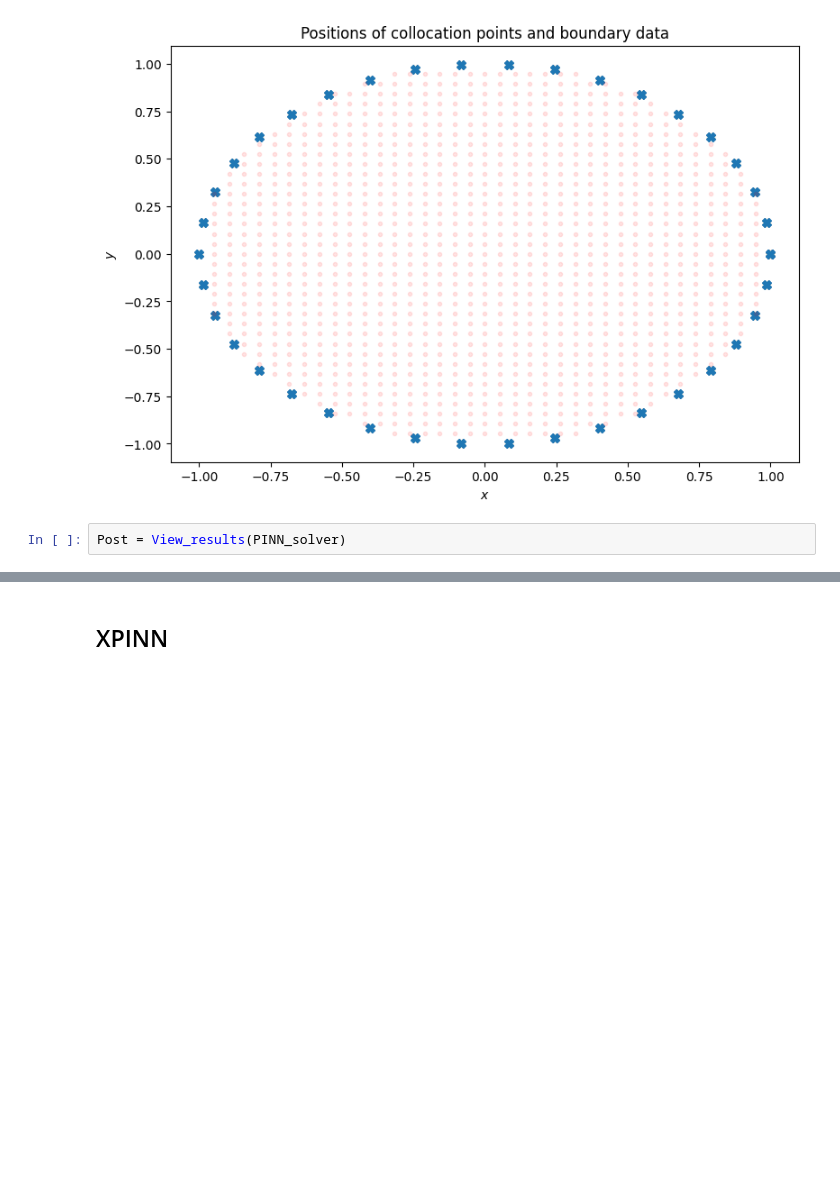
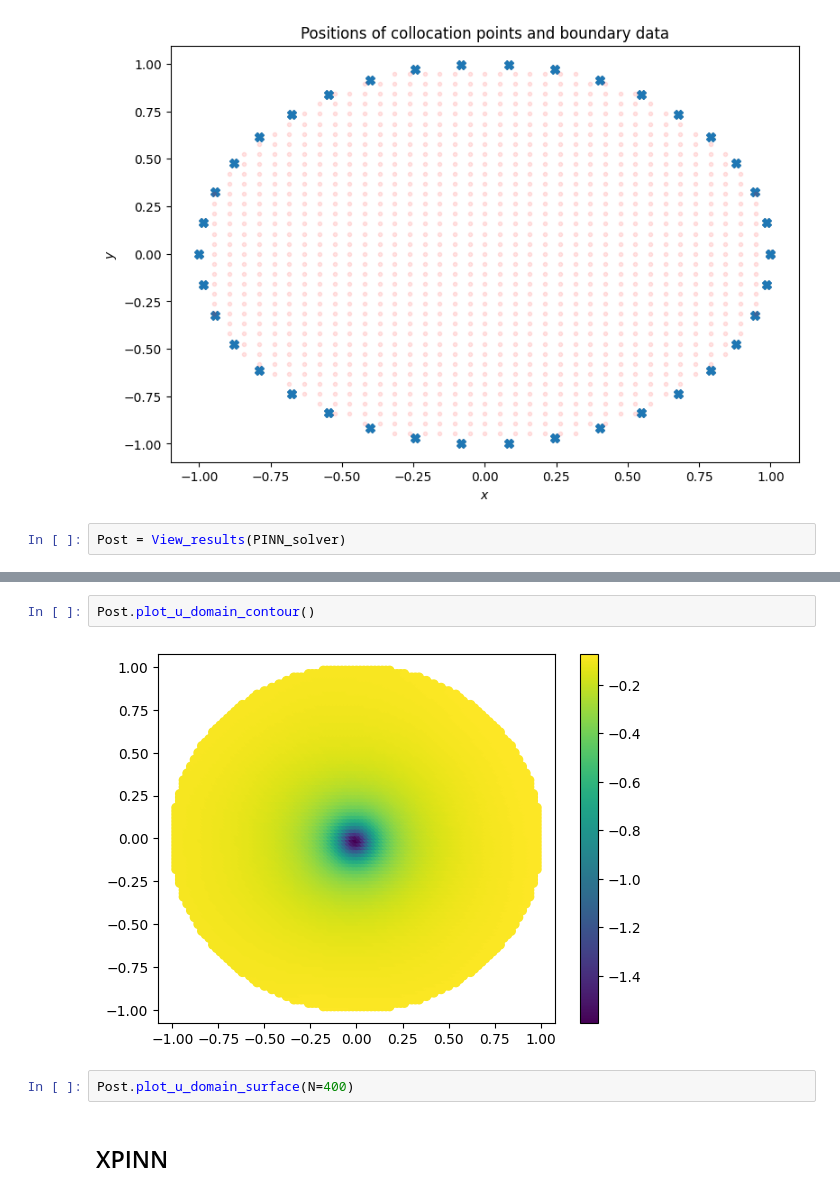
Before and after one commit to MartinAchondo/XPPBE, a Jupyter notebook: Main3d.ipynb, the cells around one changed output, grey strips where cells are left out. Cells and saved outputs as stored; diff of their text form; blank space fills up the shorter version.

```diff
--- a/Main3d.ipynb
+++ b/Main3d.ipynb
@@ -156,3 +165,9 @@ Post.plot_aprox_analytic()
+# %%
+Post.plot_u_domain_contour()
+# %% [output]
+[figure, added]
+# %%
+Post.plot_u_domain_surface(N=400)
 # %% [markdown]
 ## XPINN
 # %%
```
Also changed, not shown: parts of 7 cells of this notebook, 3 other files.
